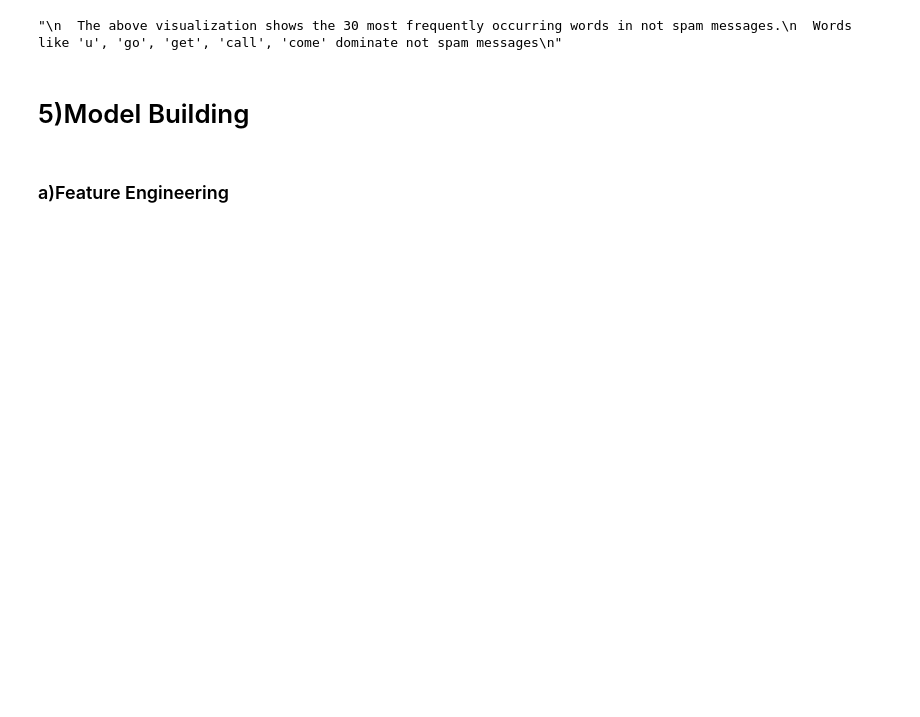
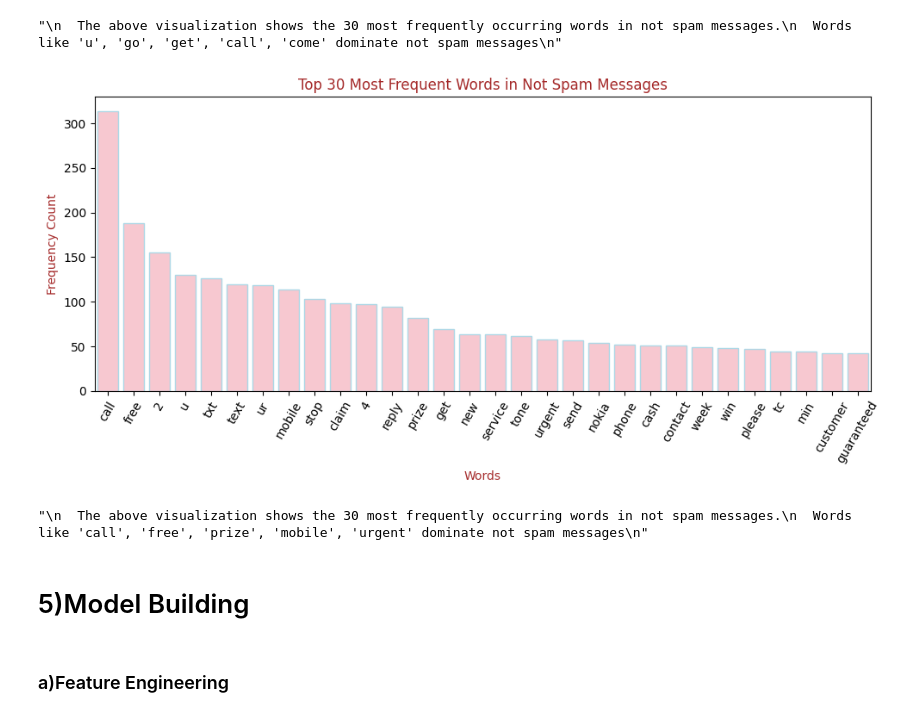
Before and after one commit to Sneha1908-Mahajan/Spam-Email-Detection, a Jupyter notebook: notebooks&graphs/spam_classifier.ipynb, the cells around one changed output. Drawn from its saved outputs; the diff is of its cells as text; code cells hidden in the pictures; blank space fills up the shorter version.

```diff
--- a/notebooks&graphs/spam_classifier.ipynb
+++ b/notebooks&graphs/spam_classifier.ipynb
@@ -246,6 +252,24 @@ A slight positive correlation with total_characters, total_words, and total_sent
 '''
 # %% [output]
 '\ntotal_characters and total_words show a very strong positive correlation (close to +1):\n→ Emails with more words naturally have more characters.\n\ntotal_words and total_sentences are also strongl ...
+# %%
+# Example of adding new features
+import re
+
+def count_special_chars(text):
+    return len(re.findall(r'[!$%^&*()]', text))
+
+def has_url(text):
+    return len(re.findall(r'http[s]?://(?:[a-zA-Z]|[0-9]|[$-_@.&+]|[!*\(\),]|(?:%[0-9a-fA-F][0-9a-fA-F]))+', text)) > 0
+
+def capital_ratio(text):
+    if len(text) == 0:
+        return 0
+    return sum(1 for c in text if c.isupper()) / len(text)
+
+spam_data['special_chars'] = spam_data['messages'].apply(count_special_chars)
+spam_data['has_url'] = spam_data['messages'].apply(has_url).astype(int)
+spam_data['capital_ratio'] = spam_data['messages'].apply(capital_ratio)
 # %% [markdown]
 # 4)Data Preprocessing
  - Lower case
@@ -318,6 +353,39 @@ plt.show()
 '''
 # %% [output]
 "\n  The above visualization shows the 30 most frequently occurring words in not spam messages.\n  Words like 'u', 'go', 'get', 'call', 'come' dominate not spam messages\n"
+# %%
+Spam_corpus = []
+for msg in spam_data[spam_data['type'] == 1]['transformed_messages'].tolist():
+    for word in msg.split():
+        Spam_corpus.append(word)
+
+top_spam_words = pd.DataFrame(Counter(Spam_corpus).most_common(30),
+                            columns=['Word', 'Frequency'])
+
+plt.figure(figsize=(10, 5))
+ax = sns.barplot(data=top_spam_words, x='Word', y='Frequency',
+                color='pink',
+                edgecolor='lightblue',)
+
+plt.title('Top 30 Most Frequent Words in Not Spam Messages',
+         color='brown')
+plt.xlabel('Words', color='brown')
+plt.ylabel('Frequency Count', color='brown')
+plt.xticks(rotation=60)
+
+
+plt.tight_layout()
+plt.savefig('barplotNotSpamCorpus.png')
+plt.show()
+# %% [output]
+[figure, added]
+# %%
+'''
+  The above visualization shows the 30 most frequently occurring words in not spam messages.
+  Words like 'call', 'free', 'prize', 'mobile', 'urgent' dominate not spam messages
+'''
+# %% [output]
+"\n  The above visualization shows the 30 most frequently occurring words in not spam messages.\n  Words like 'call', 'free', 'prize', 'mobile', 'urgent' dominate not spam messages\n"
 # %% [markdown]
 # 5)Model Building
 # %% [markdown]
```
Also changed, not shown: parts of 19 cells of this notebook, 12 other files.
